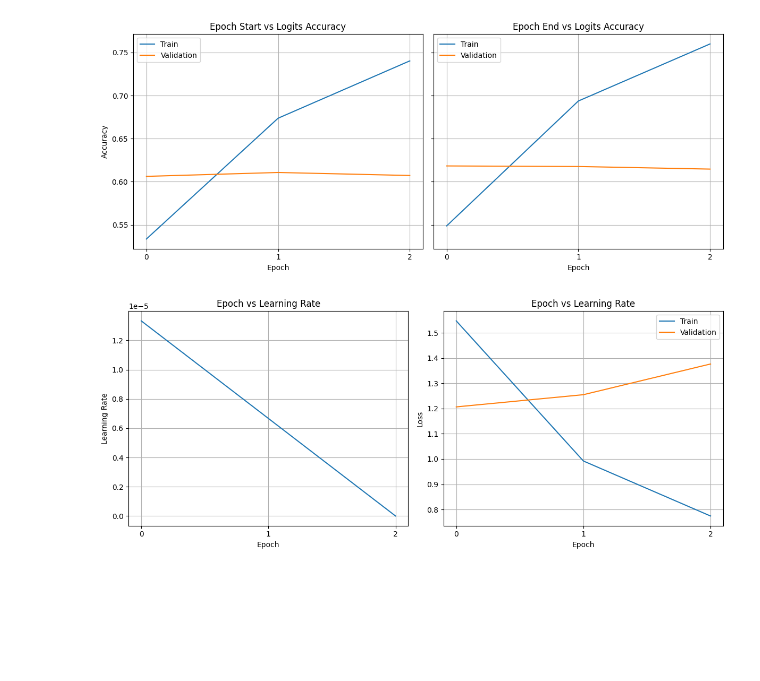
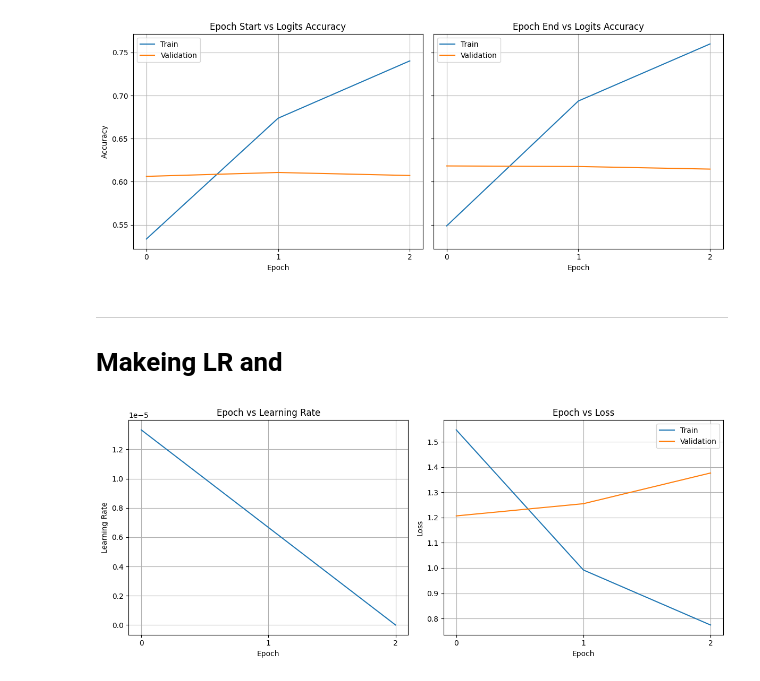
Before and after one commit to hunterprice04/cosc524-projects, a Jupyter notebook: project2/plots.ipynb, the cells around one changed output. Drawn from its saved outputs; the diff is of its cells as text; code cells hidden in the pictures; blank space fills up the shorter version.

```diff
--- a/project2/plots.ipynb
+++ b/project2/plots.ipynb
@@ -84,37 +84,40 @@ plt.savefig(os.path.join('Figures', 'epoch-vs-accuracy.png'), dpi=500)
 plt.show()
 # %% [output]
 [figure]
+# %% [markdown]
+---
+# Makeing LR and
 # %%
 fig, (ax1, ax2) = plt.subplots(1,2 , figsize=(12,5))
 
 train_df = pd.read_csv(os.path.join(data_dir, 'train-epoch-learning-rate.csv'))
 ax1.plot(train_df['Step'], train_df['Value'])
 ax1.set_xlabel('Epoch')
 ax1.set_ylabel('Learning Rate')
 ax1.set_title('Epoch vs Learning Rate')
 ax1.set_xticks(range(0,3))
 ax1.grid()
 # plt.tight_layout()
 # plt.savefig(os.path.join('Figures', 'epoch-vs-lr.png'), dpi=500)
 # plt.plot()
 
 train_df = pd.read_csv(os.path.join(data_dir, 'train-epoch-loss.csv'))
 val_df = pd.read_csv(os.path.join(data_dir, 'validation-epoch-loss.csv'))
 ax2.plot(train_df['Step'], train_df['Value'], label='Train')
 ax2.plot(val_df['Step'], val_df['Value'], label='Validation')
 
 ax2.set_xlabel('Epoch')
 ax2.set_ylabel('Loss')
-ax2.set_title('Epoch vs Learning Rate')
+ax2.set_title('Epoch vs Loss')
 ax2.set_xticks(range(0,3))
 ax2.legend()
 ax2.grid()
 # plt.tight_layout()
 # plt.savefig(os.path.join('Figures', 'epoch-vs-loss.png'), dpi=500)
 # plt.plot()
 
 plt.tight_layout()
 plt.savefig(os.path.join('Figures', 'lr-loss-combines.png'), dpi=500)
 plt.show()
 # %% [output]
-[figure, old version]
+[figure, new version]
```
Also changed, not shown: parts of 1 cell of this notebook, 2 other files.
